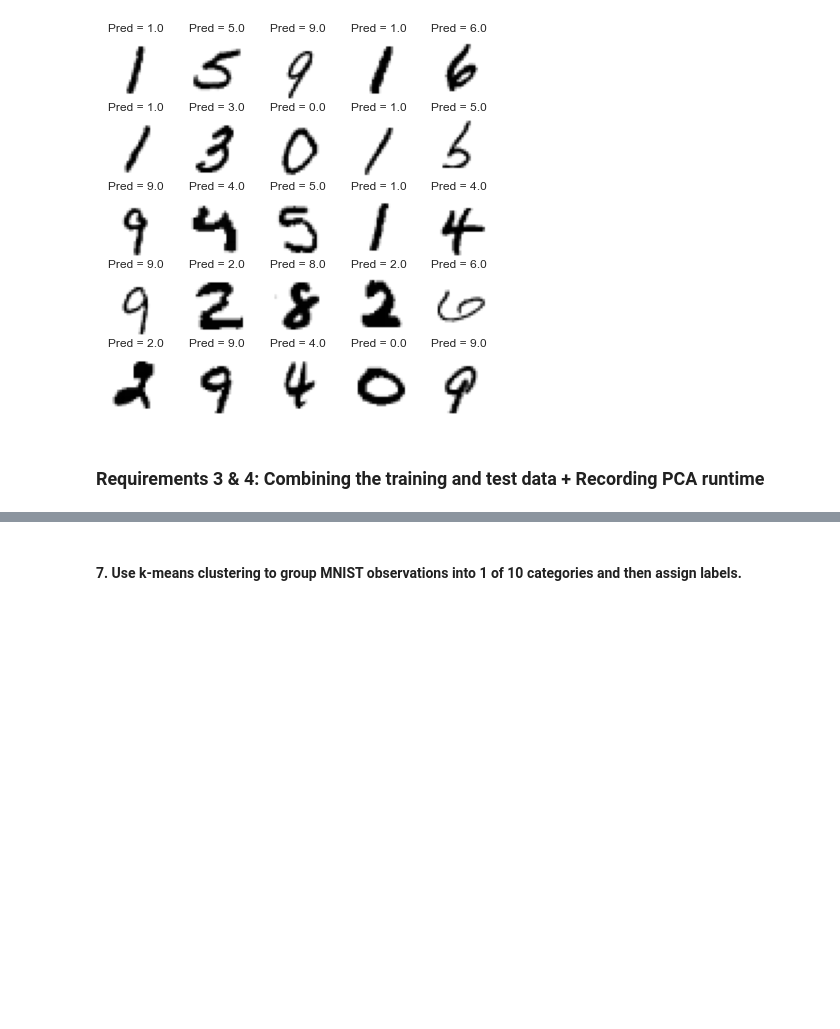
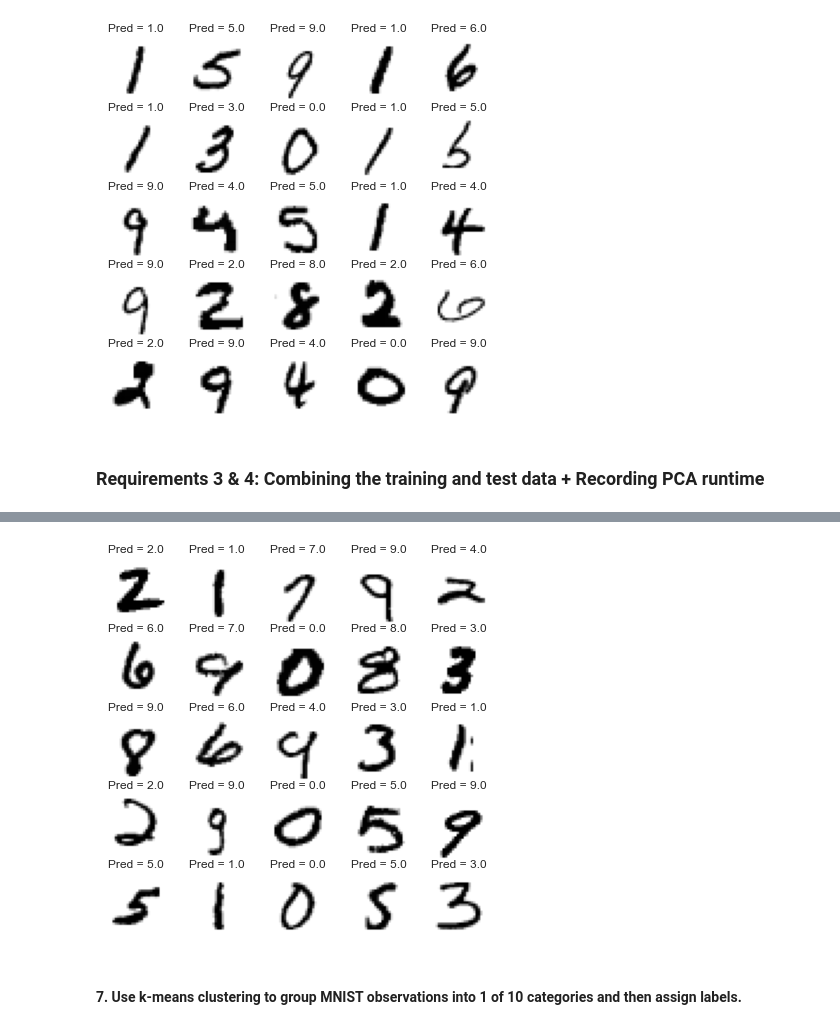
Before and after one commit to akhileshnair2024/MSDS_422_Module_6_Digit_Recognizer, a Jupyter notebook: Module_6_Digit_Indentifier.ipynb, the cells around one changed output, grey strips where cells are left out. Cells and saved outputs as stored; diff of their text form; code cells hidden in the pictures; blank space fills up the shorter version.

Commit message:
Added pca + random forest

```diff
--- a/Module_6_Digit_Indentifier.ipynb
+++ b/Module_6_Digit_Indentifier.ipynb
@@ -448,5 +392,0 @@ PcaRandomForestTrainTime
-# %%
-t0 = time.time()
-#rnd_search.fit(X_train, y_train)
-clf_simple.fit(X_train_transform, y_train)
-PcaRandomForestTrainTime_2 = time.time()-t0
@@ -456,0 +393,13 @@ PcaRandomForestTrainTime_2
+# %%
+#fitting model and recording time
+pca_rfc = fit_with_time(clf,X_train, y_train)
+# %%
+#get key of the dictionary
+key = list(pca_rfc.keys())
+
+#Make Predictions
+y_pred = pca_rfc[key[0]][0].predict(X_test)
+
+#Evaluate the model
+accuracy = accuracy_score(y_test,y_pred)
+print(f"Accuracy of the pca with random forest class is: {accuracy: .2f}")
@@ -456,0 +409,5 @@ PcaRandomForestTrainTime_2
+# %%
+#Predict the results for submission to Kaggle
+
+X_submission = df_combined.iloc[42000:,1:]
+y_submission = pca_rfc[key[0]][0].predict(X_submission)
@@ -457,3 +433,22 @@ PcaRandomForestTrainTime_2
+# %%
+# Eye-balling goodness of predictions
+
+fig, axs = plt.subplots(5, 5, figsize = (7, 7))
+
+index_random = np.random.randint(low = 0, high = 28000, size = 5**2)
+
+for i, ax in enumerate(axs.flat):
+  ax.imshow(
+    X_submission
+    .iloc[index_random[i],:]
+    .values
+    .reshape(28, 28)
+    ,cmap="binary"
+  )
+  ax.axis('off')
+  ax.set_title('Pred = {}'.format(y_submission[index_random[i]]))
+# %% [output]
+[figure, added]
 # %% [markdown]
 #### 7. Use k-means clustering to group MNIST observations into 1 of 10 categories and then assign labels.
 # %%
```
Also changed, not shown: parts of 14 cells of this notebook.
